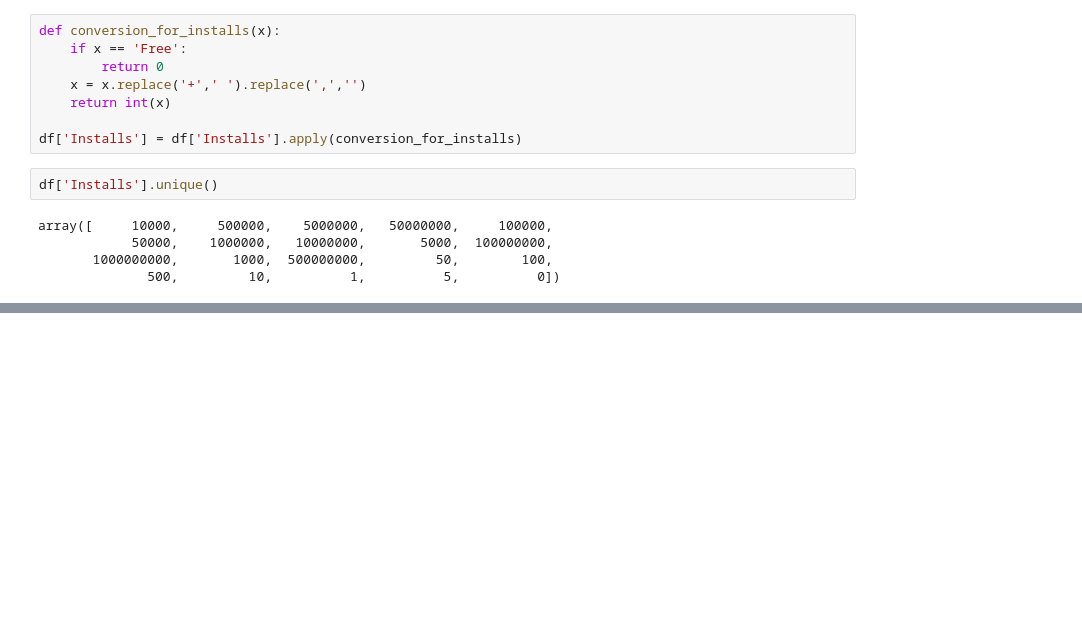
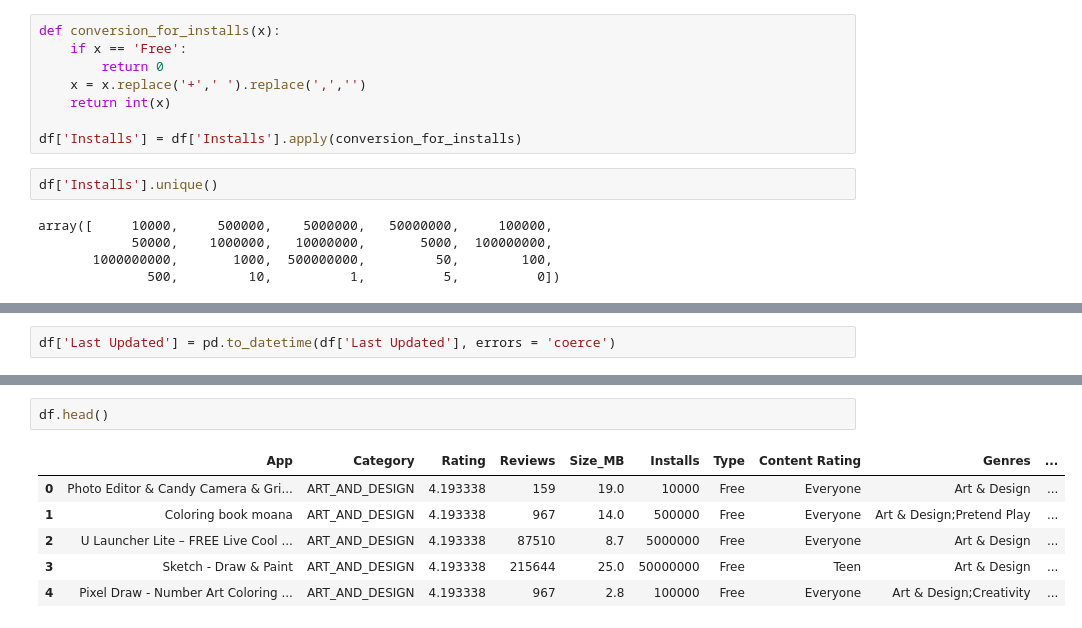
Before and after one commit to Namir50/Data-Science-Machine-learning-tutorial, a Jupyter notebook: Exploratory Data Analysis/Google_playstore__dataset_eda.ipynb, the cells around one changed output, grey strips where cells are left out. Saved outputs shown, nothing was run; the diff lists cells and outputs as text; blank space fills up the shorter version.

```diff
--- a/Exploratory Data Analysis/Google_playstore__dataset_eda.ipynb
+++ b/Exploratory Data Analysis/Google_playstore__dataset_eda.ipynb
@@ -382,0 +392,2 @@ array([     10000,     500000,    5000000,   50000000,     100000,
+# %%
+df['Last Updated'] = pd.to_datetime(df['Last Updated'], errors = 'coerce')
@@ -382,0 +408,9 @@ array([     10000,     500000,    5000000,   50000000,     100000,
+# %%
+df.head()
+# %% [output]
+|  | App | Category | Rating | Reviews | Size_MB | Installs | Type | Content Rating | Genres | ... |
+| 0 | Photo Editor & Candy Camera & Gri... | ART_AND_DESIGN | 4.193338 | 159 | 19.0 | 10000 | Free | Everyone | Art & Design | ... |
+| 1 | Coloring book moana | ART_AND_DESIGN | 4.193338 | 967 | 14.0 | 500000 | Free | Everyone | Art & Design;Pretend Play | ... |
+| 2 | U Launcher Lite – FREE Live Cool ... | ART_AND_DESIGN | 4.193338 | 87510 | 8.7 | 5000000 | Free | Everyone | Art & Design | ... |
+| 3 | Sketch - Draw & Paint | ART_AND_DESIGN | 4.193338 | 215644 | 25.0 | 50000000 | Free | Teen | Art & Design | ... |
+| 4 | Pixel Draw - Number Art Coloring ... | ART_AND_DESIGN | 4.193338 | 967 | 2.8 | 100000 | Free | Everyone | Art & Design;Creativity | ... |
```
Also changed, not shown: parts of 4 cells of this notebook, 1 other file.
